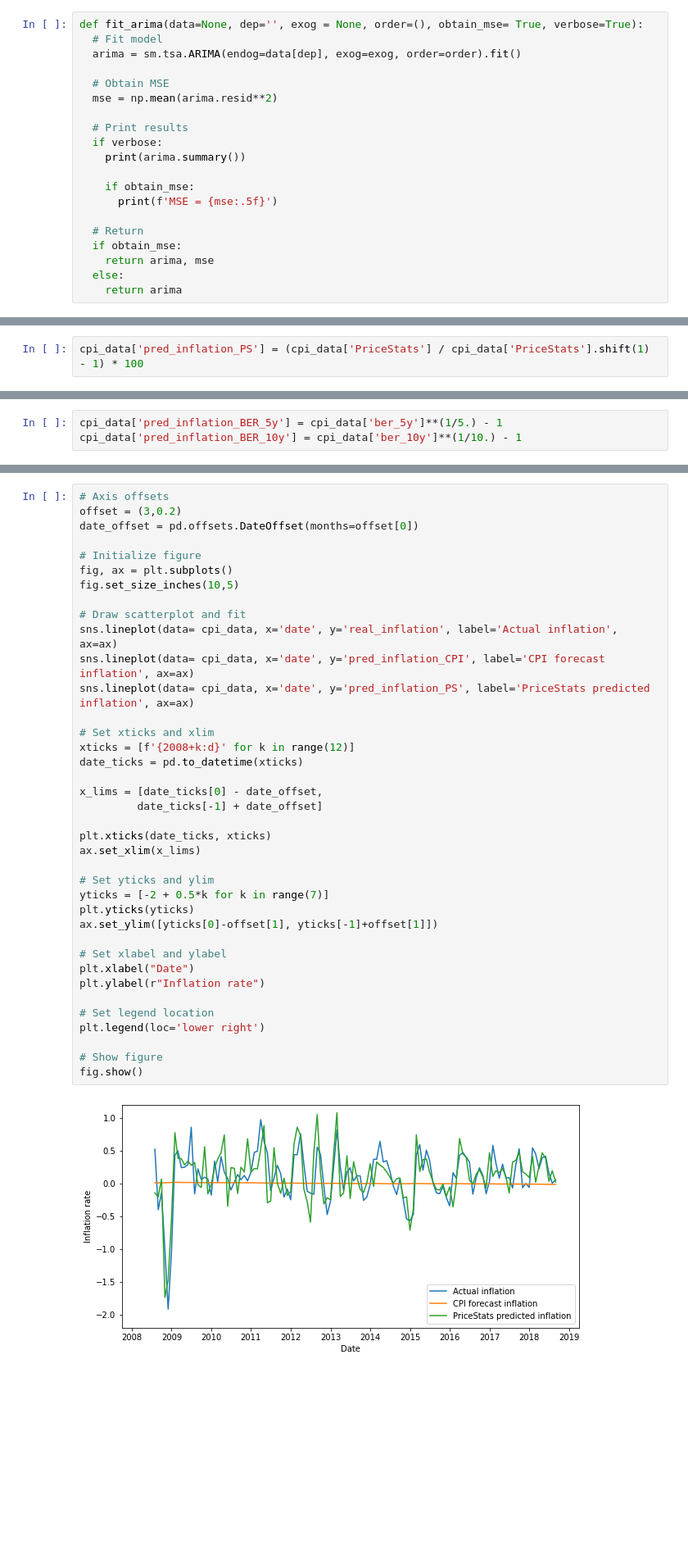
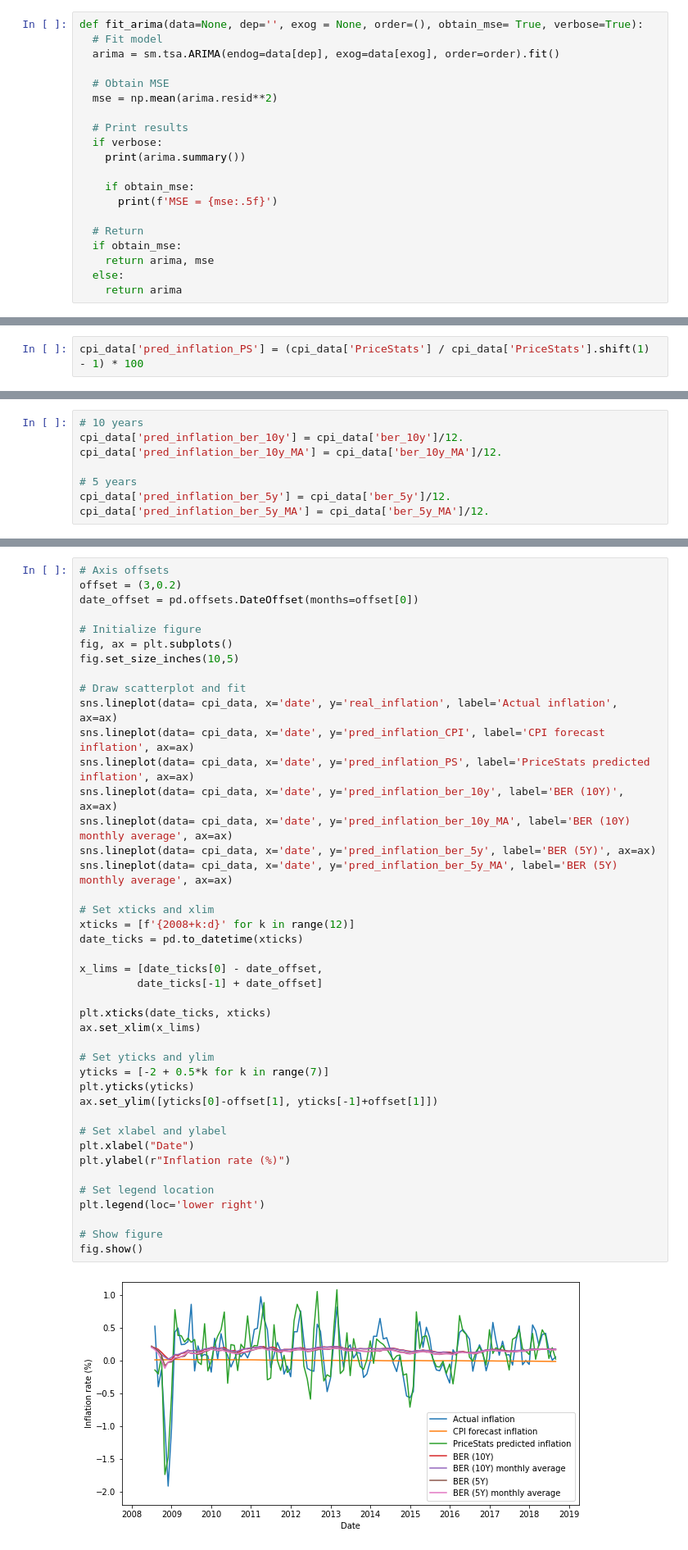
Before and after one commit to pipeton8/6.439-stats-comp-applications, a Jupyter notebook: Assignments/3 - Economics/6.439 - Problem Set 3.ipynb, the cells around one changed output, grey strips where cells are left out. Shown at 82% size. Drawn from its saved outputs; the diff is of its cells as text; blank space fills up the shorter version.

```diff
--- a/Assignments/3 - Economics/6.439 - Problem Set 3.ipynb
+++ b/Assignments/3 - Economics/6.439 - Problem Set 3.ipynb
@@ -96,7 +96,7 @@ def obtain_dates_and_lims(dates, offset):
 # %%
 def fit_arima(data=None, dep='', exog = None, order=(), obtain_mse= True, verbose=True):
   # Fit model
-  arima = sm.tsa.ARIMA(endog=data[dep], exog=exog, order=order).fit()
+  arima = sm.tsa.ARIMA(endog=data[dep], exog=data[exog], order=order).fit()
 
   # Obtain MSE
   mse = np.mean(arima.resid**2)
@@ -1153,3 +1152,0 @@ cpi_data['pred_inflation_PS'] = (cpi_data['PriceStats'] / cpi_data['PriceStats']
-# %%
-cpi_data['pred_inflation_BER_5y'] = cpi_data['ber_5y']**(1/5.) - 1
-cpi_data['pred_inflation_BER_10y'] = cpi_data['ber_10y']**(1/10.) - 1
@@ -1165,3 +1153,11 @@ cpi_data.head()
+# %%
+# 10 years
+cpi_data['pred_inflation_ber_10y'] = cpi_data['ber_10y']/12.
+cpi_data['pred_inflation_ber_10y_MA'] = cpi_data['ber_10y_MA']/12.
+
+# 5 years
+cpi_data['pred_inflation_ber_5y'] = cpi_data['ber_5y']/12.
+cpi_data['pred_inflation_ber_5y_MA'] = cpi_data['ber_5y_MA']/12.
 # %% [markdown]
 #### Plot estimates
 
@@ -1191,35 +1177,39 @@ fig.set_size_inches(10,5)
 
 # Draw scatterplot and fit
 sns.lineplot(data= cpi_data, x='date', y='real_inflation', label='Actual inflation', ax=ax)
 sns.lineplot(data= cpi_data, x='date', y='pred_inflation_CPI', label='CPI forecast inflation', ax=ax)
 sns.lineplot(data= cpi_data, x='date', y='pred_inflation_PS', label='PriceStats predicted inflation', ax=ax)
+sns.lineplot(data= cpi_data, x='date', y='pred_inflation_ber_10y', label='BER (10Y)', ax=ax)
+sns.lineplot(data= cpi_data, x='date', y='pred_inflation_ber_10y_MA', label='BER (10Y) monthly average', ax=ax)
+sns.lineplot(data= cpi_data, x='date', y='pred_inflation_ber_5y', label='BER (5Y)', ax=ax)
+sns.lineplot(data= cpi_data, x='date', y='pred_inflation_ber_5y_MA', label='BER (5Y) monthly average', ax=ax)
 
 # Set xticks and xlim
 xticks = [f'{2008+k:d}' for k in range(12)]
 date_ticks = pd.to_datetime(xticks)
 
 x_lims = [date_ticks[0] - date_offset,
          date_ticks[-1] + date_offset]
 
 plt.xticks(date_ticks, xticks)
 ax.set_xlim(x_lims)
 
 # Set yticks and ylim
 yticks = [-2 + 0.5*k for k in range(7)]
 plt.yticks(yticks)
 ax.set_ylim([yticks[0]-offset[1], yticks[-1]+offset[1]])
 
 # Set xlabel and ylabel
 plt.xlabel("Date")
-plt.ylabel(r"Inflation rate")
+plt.ylabel(r"Inflation rate (%)")
 
 # Set legend location
 plt.legend(loc='lower right')
 
 # Show figure
 fig.show()
 # %% [output]
-[figure, old version]
+[figure, new version]
 # %% [markdown]
 ## (c)
 # %% [markdown]
```
Also changed, not shown: parts of 7 cells of this notebook.
